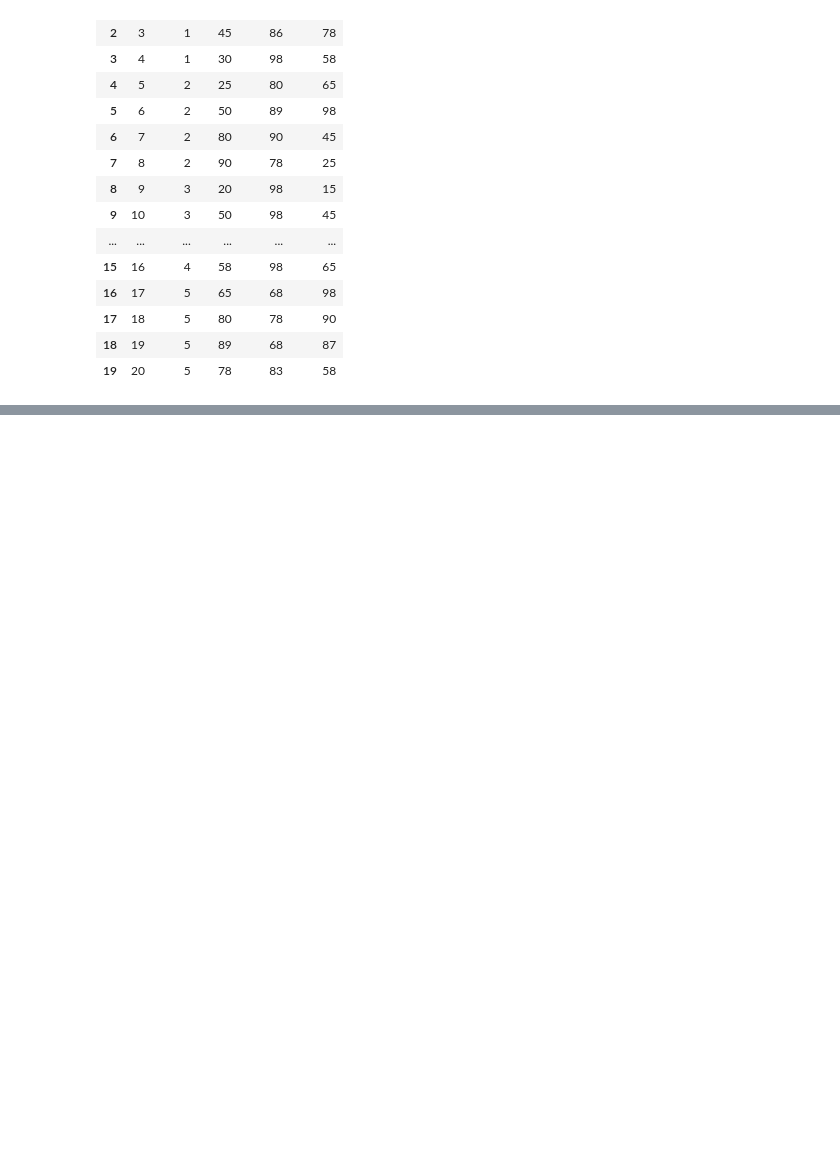
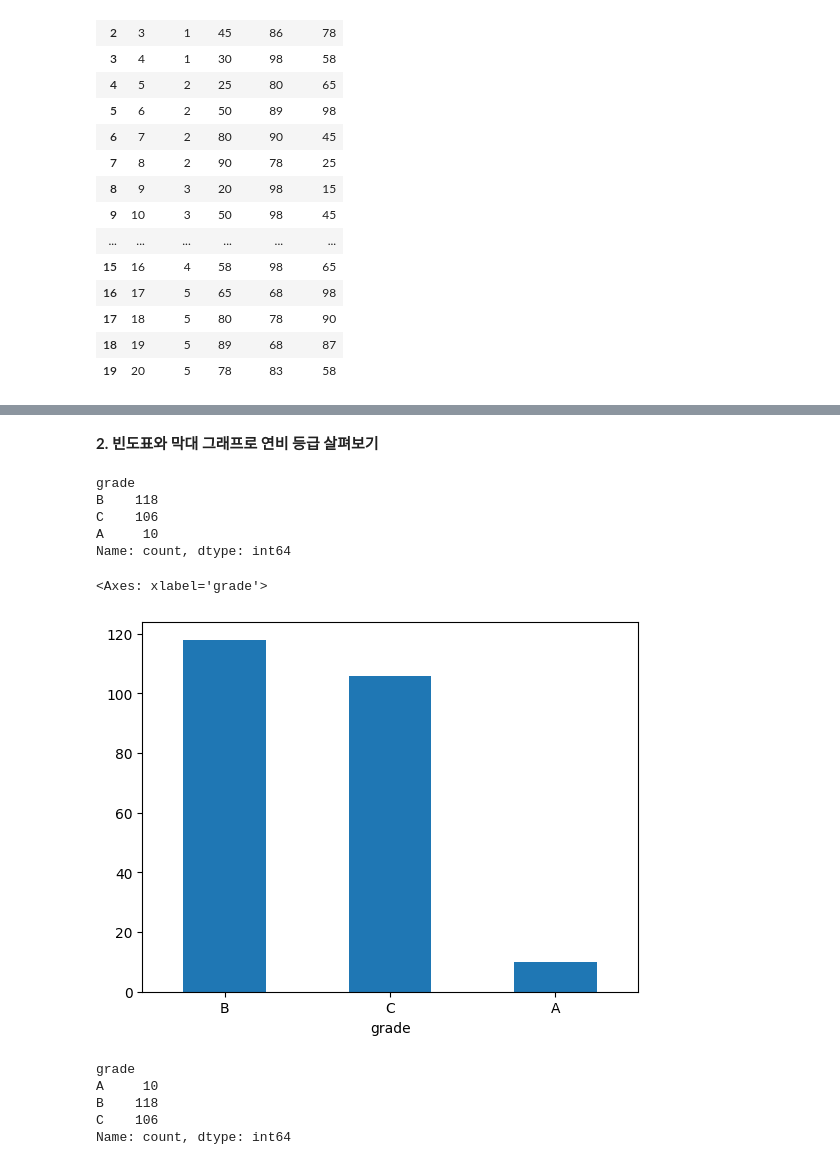
Before and after one commit to htkim1097/GreenTechCourse, a Jupyter notebook: 02_DataAnalysis/D021_250617/ex250617.ipynb, the cells around one changed output, grey strips where cells are left out. Cells and saved outputs as stored; diff of their text form; code cells hidden in the pictures; blank space fills up the shorter version.

```diff
--- a/02_DataAnalysis/D021_250617/ex250617.ipynb
+++ b/02_DataAnalysis/D021_250617/ex250617.ipynb
@@ -211,0 +592,5 @@ df_csv_exam.to_csv('my_csv.csv')
+# %%
+# total 기준으로 A, B, C 등급 부여
+mpg['grade'] = np.where(mpg['total'] >= 30, 'A', np.where(mpg['total'] >= 20, 'B', 'C'))
+
+mpg.head()
@@ -211,0 +604,28 @@ df_csv_exam.to_csv('my_csv.csv')
+# %% [markdown]
+**2. 빈도표와 막대 그래프로 연비 등급 살펴보기**
+# %%
+# 등급 빈도표 만들기
+count_grade = mpg['grade'].value_counts()
+count_grade
+# %% [output]
+grade
+B    118
+C    106
+A     10
+Name: count, dtype: int64
+# %%
+# 등급 빈도 막대 그래프 만들기
+count_grade.plot.bar(rot=0)
+# %% [output]
+<Axes: xlabel='grade'>
+[figure, added]
+# %%
+# 등급 빈도표 알파벳순 정렬
+count_grade = mpg['grade'].value_counts().sort_index()
+count_grade
+# %% [output]
+grade
+A     10
+B    118
+C    106
+Name: count, dtype: int64
```
Also changed, not shown: parts of 150 cells of this notebook, 10 other files.
